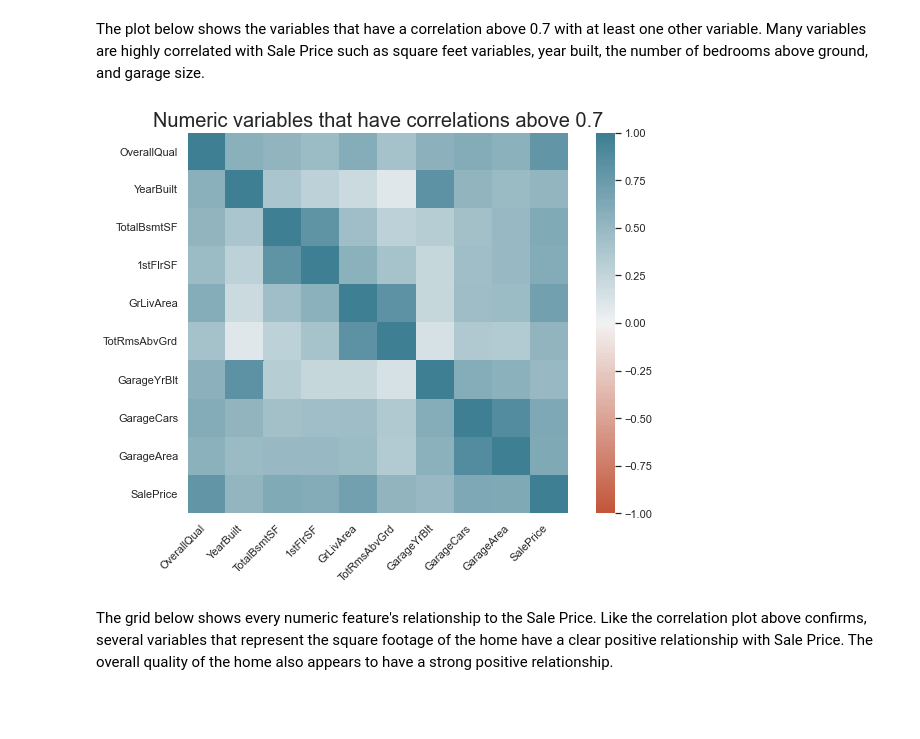
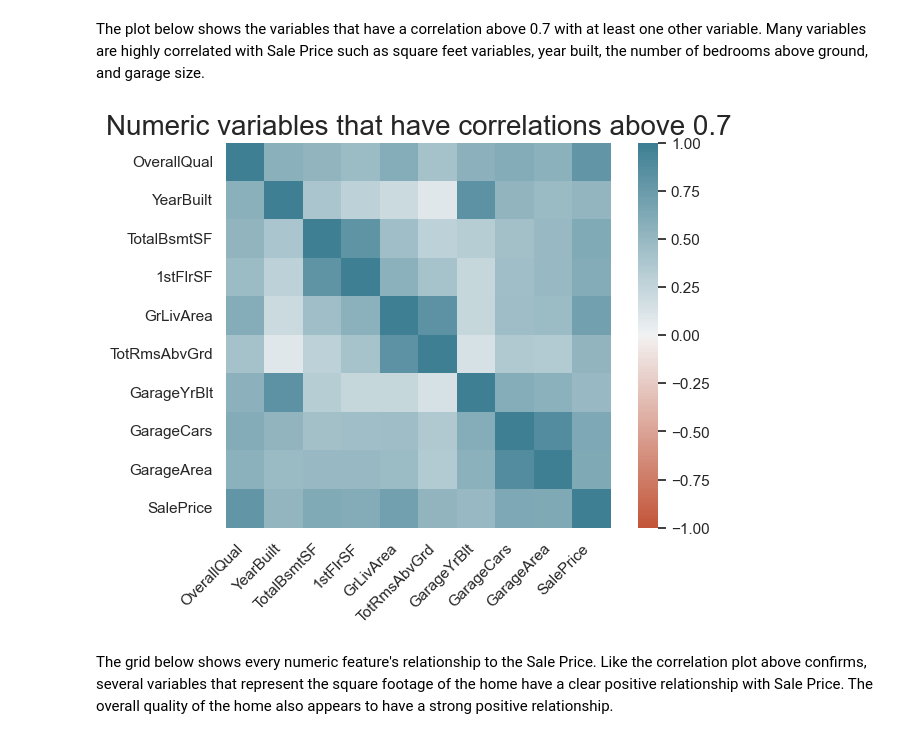
Before and after one commit to trevor-johnson1/w207_finalproject, a Jupyter notebook: final_report/final_report.ipynb, the cells around one changed output. Cells and saved outputs as stored; diff of their text form; code cells hidden in the pictures; blank space fills up the shorter version.

```diff
--- a/final_report/final_report.ipynb
+++ b/final_report/final_report.ipynb
@@ -118,33 +237,33 @@ fig.tight_layout()
 The plot below shows the variables that have a correlation above 0.7 with at least one other variable. Many variables are highly correlated with Sale Price such as square feet variables, year built, the number of bedrooms above ground, and garage size.
 # %%
 # get correlations of all numeric vars
-corr_orig = train.loc[:, (train.dtypes == type(1.0)) | (train.dtypes == type(1))].corr()
+corr_orig = train.select_dtypes(include=['float', 'int']).corr()
 
 # there are 38 of them, let's look at a subset to only show the ones w/ correlations above some threshold
 threshold = .7
 bool_list = [sum((corr_orig.iloc[i,:] < 1) & (np.abs(corr_orig.iloc[i,:]) > threshold)) > 0 for i in range(corr_orig.shape[0])]
 corr = train.loc[:, (train.dtypes == type(1.0)) | (train.dtypes == type(1))].loc[:, bool_list].corr()
 
 # plot the results
 sns.set()
 ax = sns.heatmap(
     corr,
     vmin=-1, vmax=1, center=0,
     cmap=sns.diverging_palette(20, 220, n=200),
     square=True
 )
 ax.set_xticklabels(
     ax.get_xticklabels(),
     rotation=45,
     horizontalalignment='right'
 )
 ax.set_title("Numeric variables that have correlations above {:.1f}".format(threshold), fontdict = {"fontsize": 20})
 
-plt.gcf().set_size_inches(10, 7)
+plt.gcf().set_size_inches(7, 5)
 fig.tight_layout()
 print("")
 # %% [output]
-[figure, old version]
+[figure, new version]
 # %% [markdown]
 The grid below shows every numeric feature's relationship to the Sale Price. Like the correlation plot above confirms, several variables that represent the square footage of the home have a clear positive relationship with Sale Price. The overall quality of the home also appears to have a strong positive relationship.
 # %%
```
Also changed, not shown: parts of 26 cells of this notebook, 4 other files.
